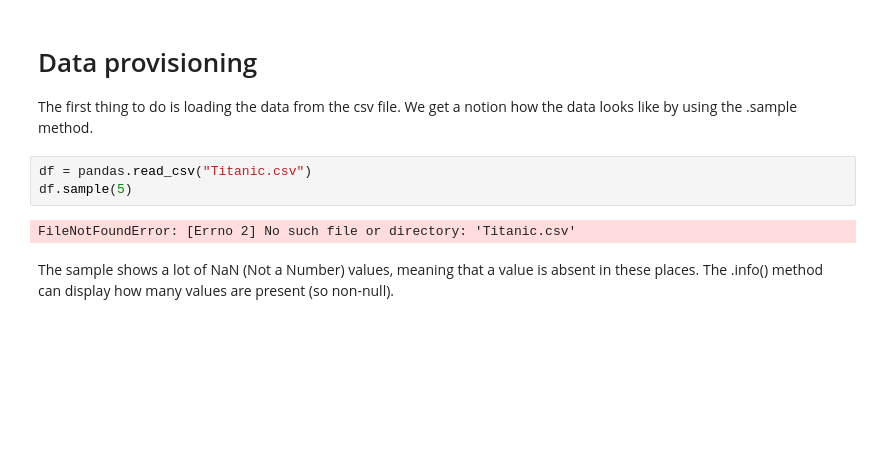
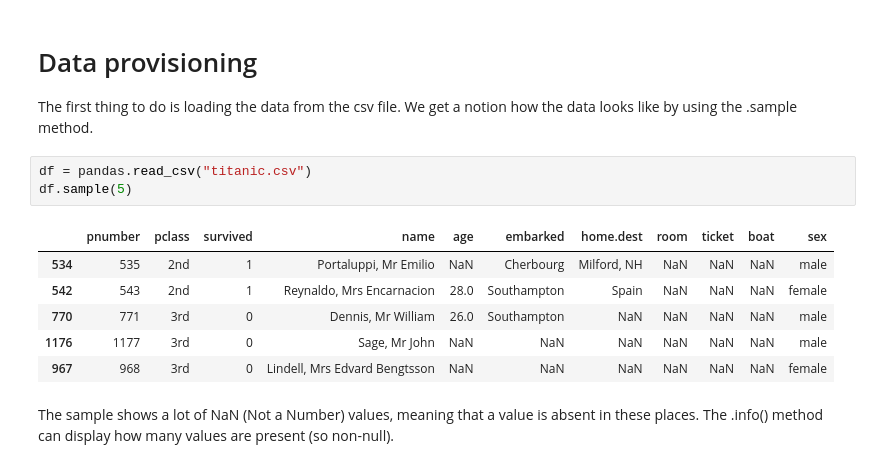
Before and after one commit to fontysli/titanic_survival_rater, a Jupyter notebook: titanic-survival-rater.ipynb, the cells around one changed output. Saved outputs shown, nothing was run; the diff lists cells and outputs as text; blank space fills up the shorter version.

```diff
--- a/titanic-survival-rater.ipynb
+++ b/titanic-survival-rater.ipynb
@@ -22,10 +22,15 @@ seaborn version: 0.13.2
 
 The first thing to do is loading the data from the csv file. We get a notion how the data looks like by using the .sample method.
 # %%
-df = pandas.read_csv("Titanic.csv")
+df = pandas.read_csv("titanic.csv")
 df.sample(5)
 # %% [output]
-FileNotFoundError: [Errno 2] No such file or directory: 'Titanic.csv'
+|  | pnumber | pclass | survived | name | age | embarked | home.dest | room | ticket | boat | sex |
+| 534 | 535 | 2nd | 1 | Portaluppi, Mr Emilio | NaN | Cherbourg | Milford, NH | NaN | NaN | NaN | male |
+| 542 | 543 | 2nd | 1 | Reynaldo, Mrs Encarnacion | 28.0 | Southampton | Spain | NaN | NaN | NaN | female |
+| 770 | 771 | 3rd | 0 | Dennis, Mr William | 26.0 | Southampton | NaN | NaN | NaN | NaN | male |
+| 1176 | 1177 | 3rd | 0 | Sage, Mr John | NaN | NaN | NaN | NaN | NaN | NaN | male |
+| 967 | 968 | 3rd | 0 | Lindell, Mrs Edvard Bengtsson | NaN | NaN | NaN | NaN | NaN | NaN | female |
 # %% [markdown]
 The sample shows a lot of NaN (Not a Number) values, meaning that a value is absent in these places. The .info() method can display how many values are present (so non-null).
 # %%
```
Also changed, not shown: parts of 10 cells of this notebook.
